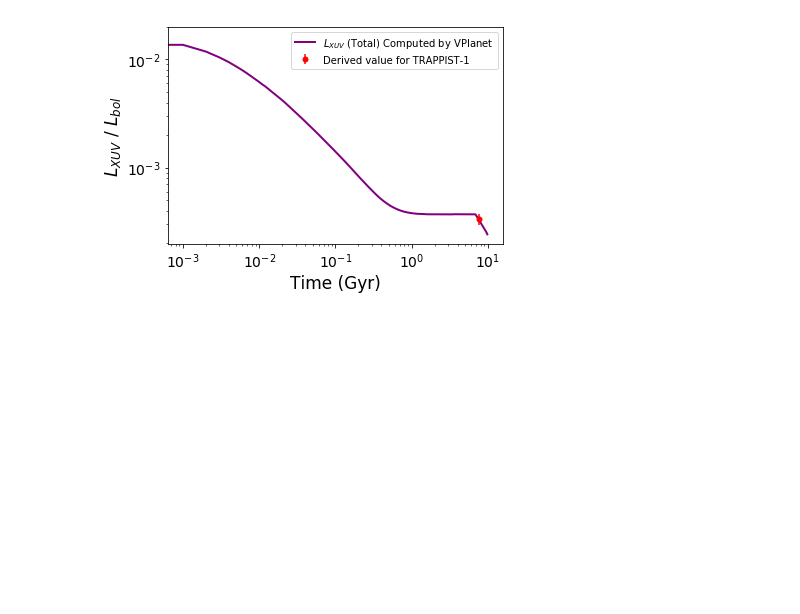
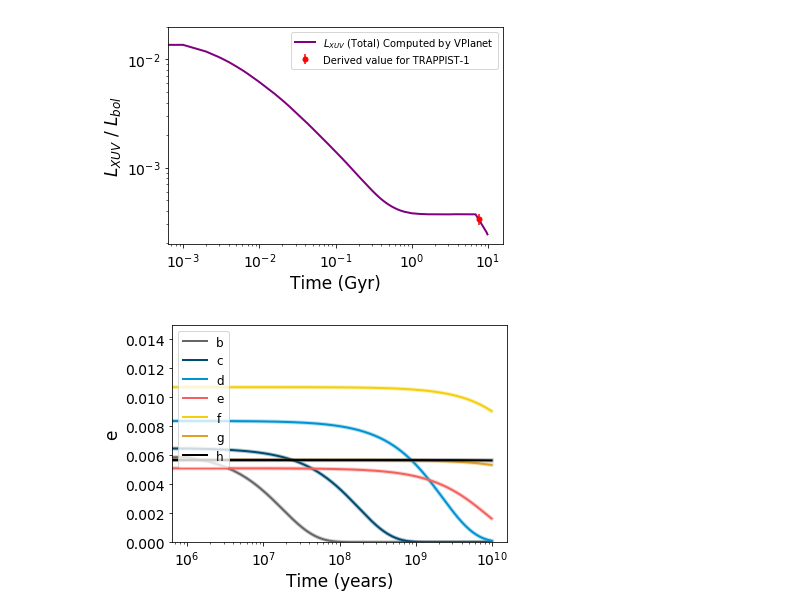
Before and after one commit to jxcbecker/trappist1, a Jupyter notebook: MakeFigures.ipynb, the cells around one changed output. Cells and saved outputs as stored; diff of their text form; code cells hidden in the pictures; blank space fills up the shorter version.

```diff
--- a/MakeFigures.ipynb
+++ b/MakeFigures.ipynb
@@ -837,0 +839,20 @@ sMagBrakingModel  matt                # Magnetic braking model
+# %%
+planets = ['b','c','d','e','f','g','h']
+namz = ['Time','SurfWaterMass','OxygenMass','Eccentricity']
+figsize(6,4)
+for i, planet in enumerate(planets):
+    file_loc = current_dir + "VPlanetRuns/AtmEsc+EqTide/trappist1.%s.forward" % planet
+    data = pd.read_csv(file_loc, names = namz, delim_whitespace=True)
+    plot(data['Time'], data['Eccentricity'], label='_nolegend_', linewidth = 4, alpha=0.3, c = colors_for_this[i])
+    plot(data['Time'], data['Eccentricity'],  label=planet, linewidth = 2, c = colors_for_this[i])
+xscale("log")
+legend(fontsize=12, loc='upper left')
+xlabel("Time (years)", fontsize=17)
+ylabel("e", fontsize=17)
+yticks(fontsize=14)
+xticks(fontsize=14)
+ylim(0,0.015)
+#annotate("$L_{XUV} = 3.4 \cdot 10^{-4}$ L$_{bol}$\n$Q'$ = 600", (1e6, 0.05), fontsize = 14)
+savefig(paperFigures + "ecc_temp.pdf", dpi=150, bbox_inches = 'tight')
+# %% [output]
+[figure, added]
```
Also changed, not shown: parts of 11 cells of this notebook, 33 other files.
